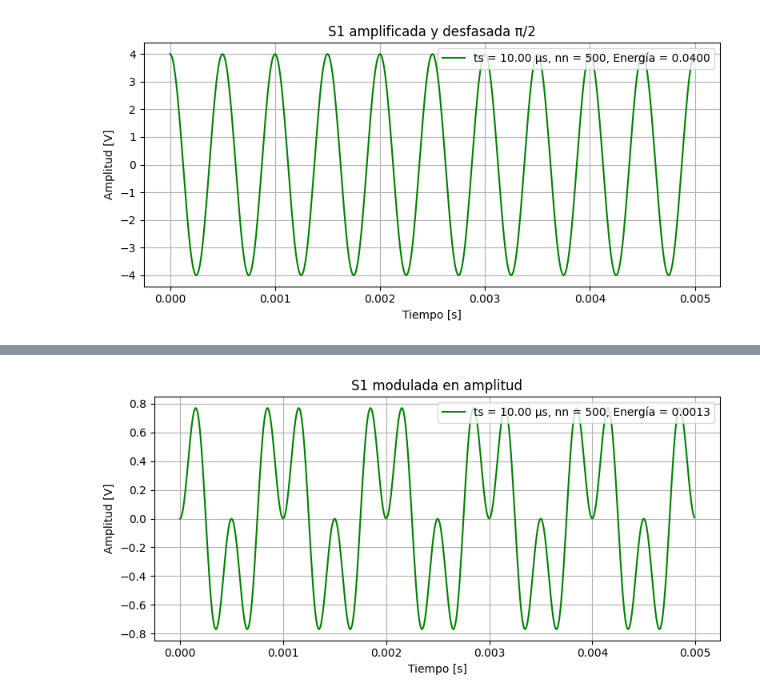
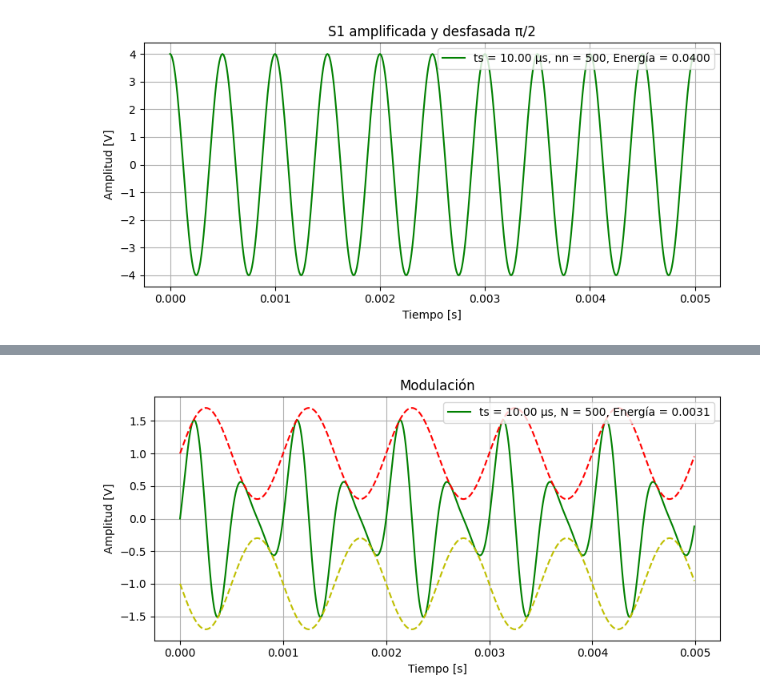
Before and after one commit to aguspaolini/aps-Paolini-Rosso, a Jupyter notebook: TS1 - Paolini Rosso.ipynb, the cells around one changed output, grey strips where cells are left out. Drawn from its saved outputs; the diff is of its cells as text; code cells hidden in the pictures.

```diff
--- a/TS1 - Paolini Rosso.ipynb
+++ b/TS1 - Paolini Rosso.ipynb
@@ -151,9 +170,29 @@ Luego, se generó la señal *S1* modulada en amplitud por otra señal sinusoidal
 # %%
 # Señal 3: modulada en amplitud
 ff_mod = 1000  # Hz
+m = 0.7        # índice de modulación (0 < m <= 1)
 s_moduladora = np.sin(2*np.pi*ff_mod*tt)
-sen_3 = sen_1 * s_moduladora
-grafico(tt, sen_3, 'S1 modulada en amplitud')
+sen_3 = (1 + m*s_moduladora) * sen_1
+env_sup = (1 + m*s_moduladora)
+env_inf = -(1 + m*s_moduladora)
+
+plt.figure(figsize=(8,4))
+E = np.sum(np.abs(sen_3)**2) * ts  # Energía de la señal 3
+N = len(sen_3)                     # Cantidad de muestras
+Ts = tt[1]-tt[0]
+
+line_hdls1 = plt.plot(tt, sen_3, 'g', label='S1 modulada en amplitud')
+plt.plot(tt, env_sup, 'r--', label='Envolvente superior')
+plt.plot(tt, env_inf, 'y--', label='Envolvente inferior')
+plt.legend()
+plt.title('Modulación')
+plt.xlabel('Tiempo [s]')
+plt.ylabel('Amplitud [V]')
+plt.grid(True)
+info_text = f"ts = {Ts*1e6:.2f} µs, N = {N}, Energía = {E:.4f}"
+plt.legend(line_hdls1, [info_text], loc='upper right')
+plt.tight_layout()
+plt.show()
 # %% [output]
-[figure, old version]
+[figure, new version]
 # %% [markdown]
```
Also changed, not shown: parts of 7 cells of this notebook, 1 other file.
